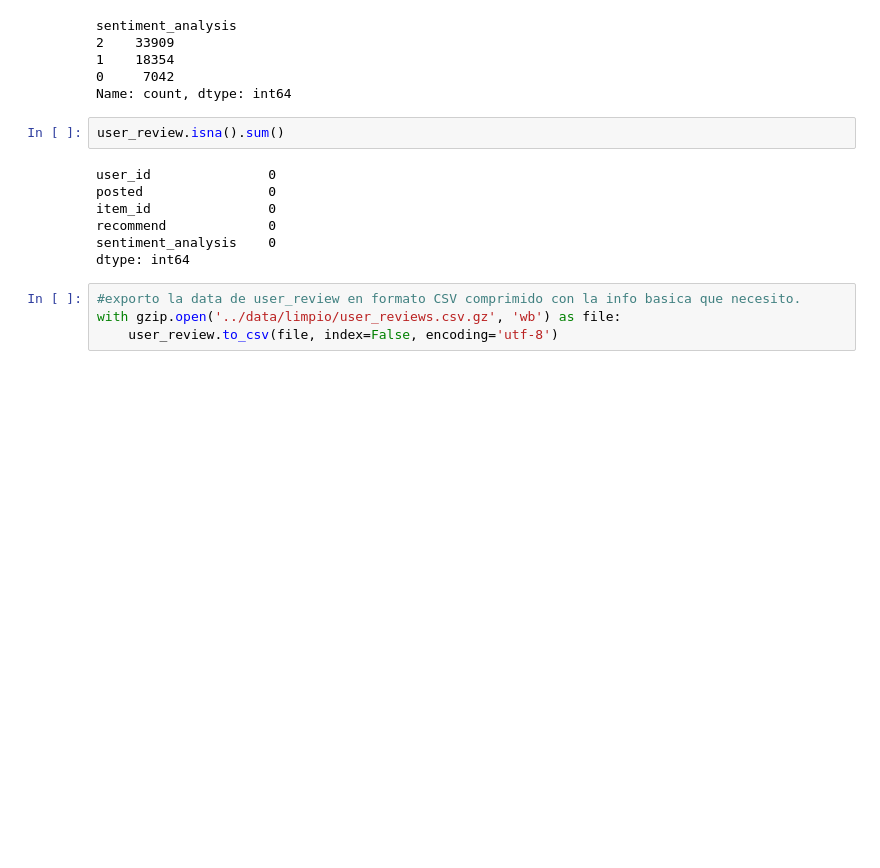
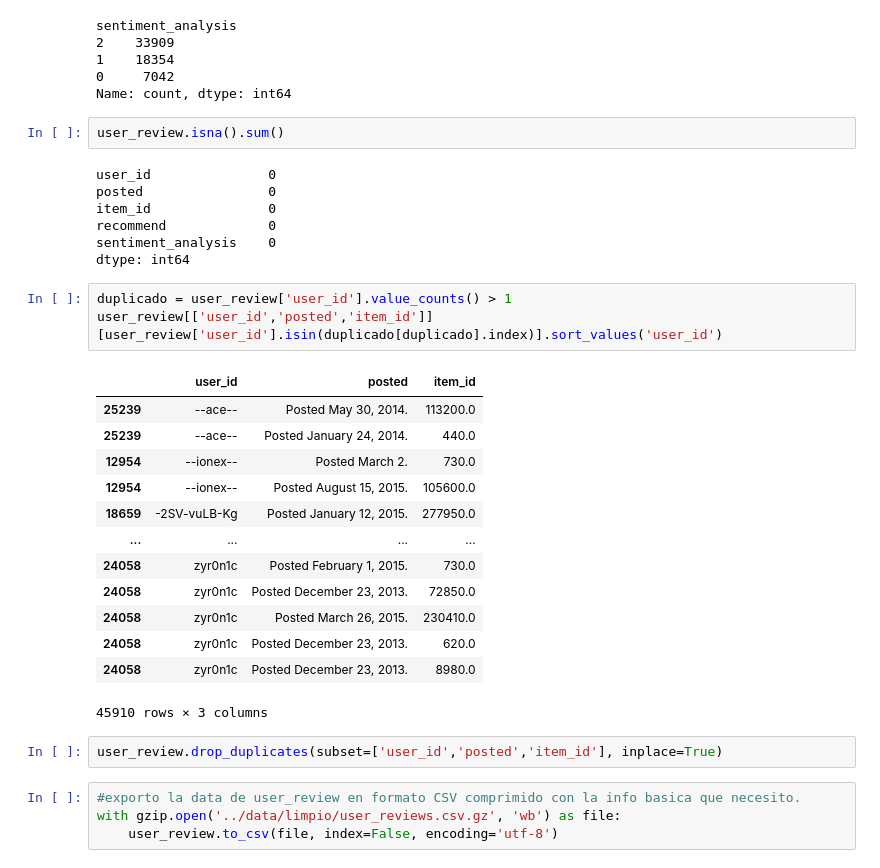
Before and after one commit to MarceloOrtizz/Proyecto_MLOps_Steam, a Jupyter notebook: etl_eda/ETL_users_reviews.ipynb, the cells around one changed output. Saved outputs shown, nothing was run; the diff lists cells and outputs as text; blank space fills up the shorter version.

Commit message:
drop duplicated / update data

```diff
--- a/etl_eda/ETL_users_reviews.ipynb
+++ b/etl_eda/ETL_users_reviews.ipynb
@@ -329,6 +329,25 @@ item_id               0
 recommend             0
 sentiment_analysis    0
 dtype: int64
+# %%
+duplicado = user_review['user_id'].value_counts() > 1
+user_review[['user_id','posted','item_id']][user_review['user_id'].isin(duplicado[duplicado].index)].sort_values('user_id')
+# %% [output]
+|  | user_id | posted | item_id |
+| 25239 | --ace-- | Posted May 30, 2014. | 113200.0 |
+| 25239 | --ace-- | Posted January 24, 2014. | 440.0 |
+| 12954 | --ionex-- | Posted March 2. | 730.0 |
+| 12954 | --ionex-- | Posted August 15, 2015. | 105600.0 |
+| 18659 | -2SV-vuLB-Kg | Posted January 12, 2015. | 277950.0 |
+| ... | ... | ... | ... |
+| 24058 | zyr0n1c | Posted February 1, 2015. | 730.0 |
+| 24058 | zyr0n1c | Posted December 23, 2013. | 72850.0 |
+| 24058 | zyr0n1c | Posted March 26, 2015. | 230410.0 |
+| 24058 | zyr0n1c | Posted December 23, 2013. | 620.0 |
+| 24058 | zyr0n1c | Posted December 23, 2013. | 8980.0 |
+45910 rows × 3 columns
+# %%
+user_review.drop_duplicates(subset=['user_id','posted','item_id'], inplace=True)
 # %%
 #exporto la data de user_review en formato CSV comprimido con la info basica que necesito.
 with gzip.open('../data/limpio/user_reviews.csv.gz', 'wb') as file:
```
Also changed, not shown: parts of 1 cell of this notebook, 6 other files.
